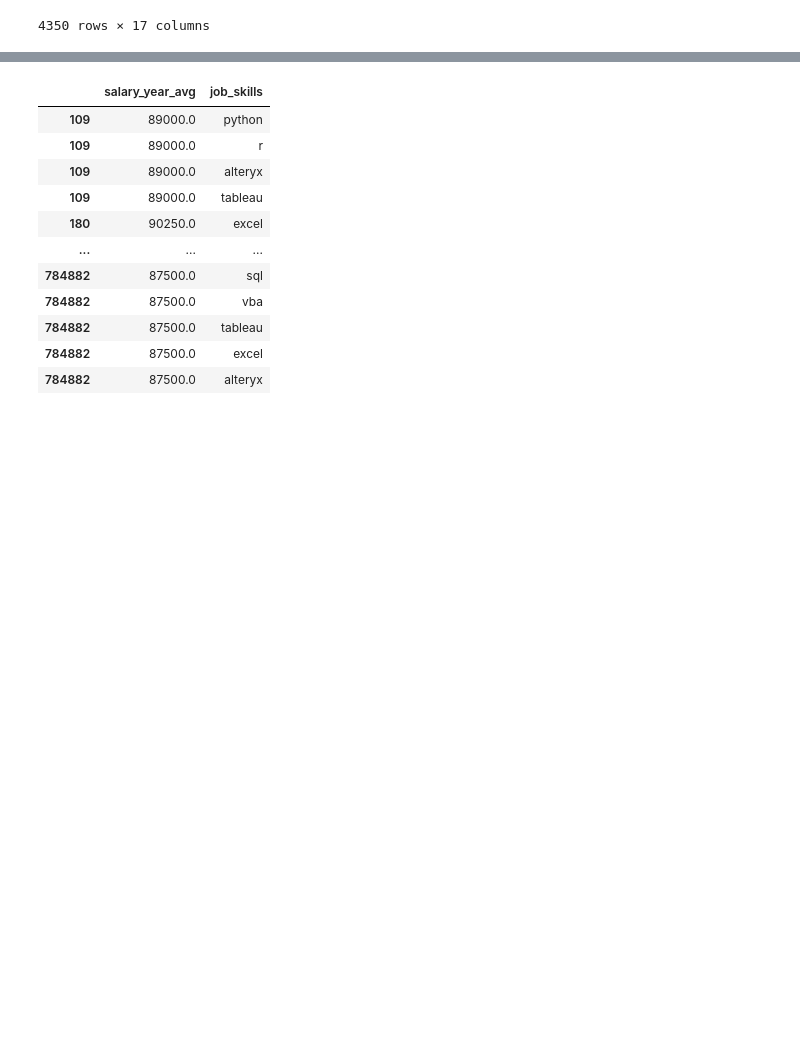
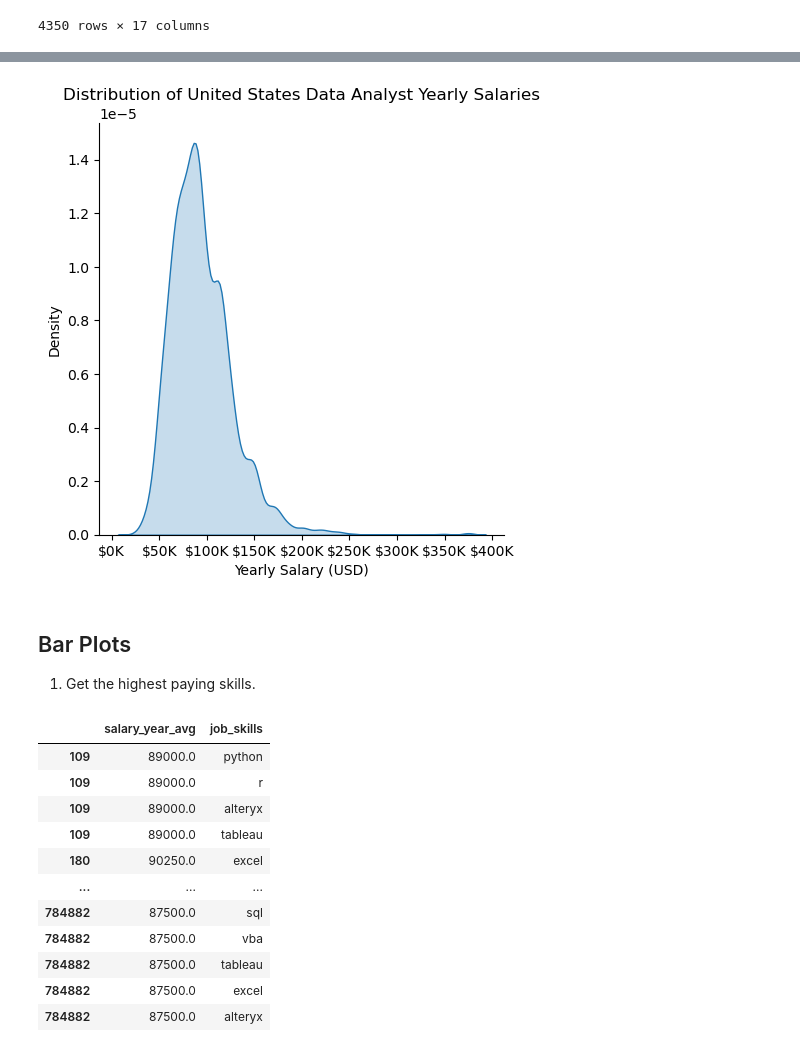
Before and after one commit to sabbirakash/Python_Data_Project, a Jupyter notebook: 02_Advance/17_Seaborn_intro.ipynb, the cells around one changed output, grey strips where cells are left out. Drawn from its saved outputs; the diff is of its cells as text; code cells hidden in the pictures; blank space fills up the shorter version.

```diff
--- a/02_Advance/17_Seaborn_intro.ipynb
+++ b/02_Advance/17_Seaborn_intro.ipynb
@@ -32,3 +49,18 @@ df_DA_US
+# %%
+sns.displot(df_DA_US['salary_year_avg'], kind='kde', fill=True, common_norm=False)
+
+# this is all the same
+plt.title('Distribution of United States Data Analyst Yearly Salaries')
+plt.xlabel('Yearly Salary (USD)')
+plt.ylabel('Density') # Density is the probability of a random variable taking on a particular value
+ax = plt.gca()
+ax.xaxis.set_major_formatter(plt.FuncFormatter(lambda y, pos: f'${int(y/1000)}K'))
+plt.show()
+# %% [output]
+[figure, added]
+# %% [markdown]
+## Bar Plots
+1. Get the highest paying skills.
 # %%
 df_DA_US = df_DA_US.explode("job_skills")
 
```
Also changed, not shown: parts of 21 cells of this notebook, 4 other files.
